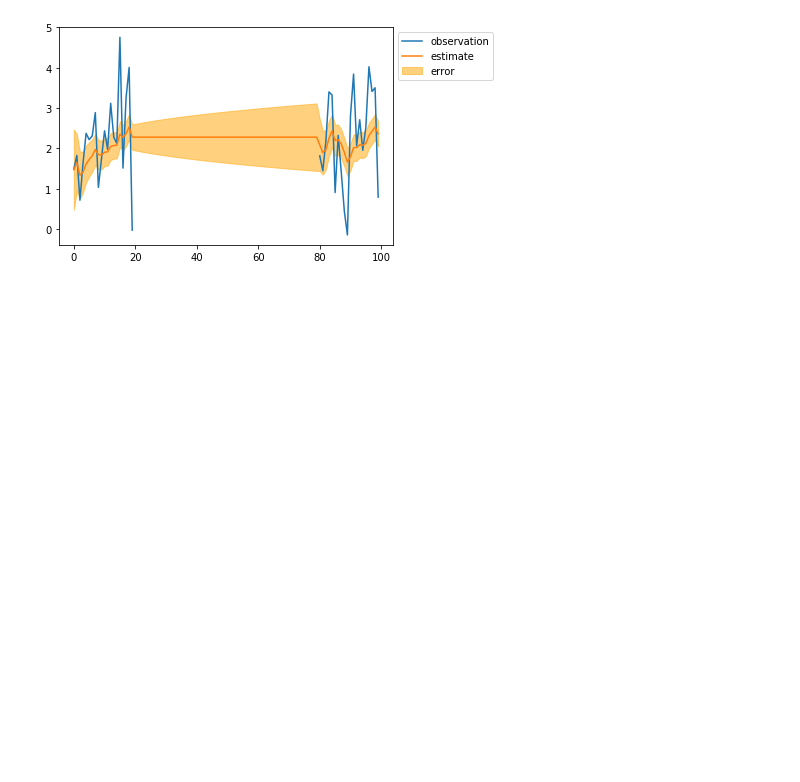
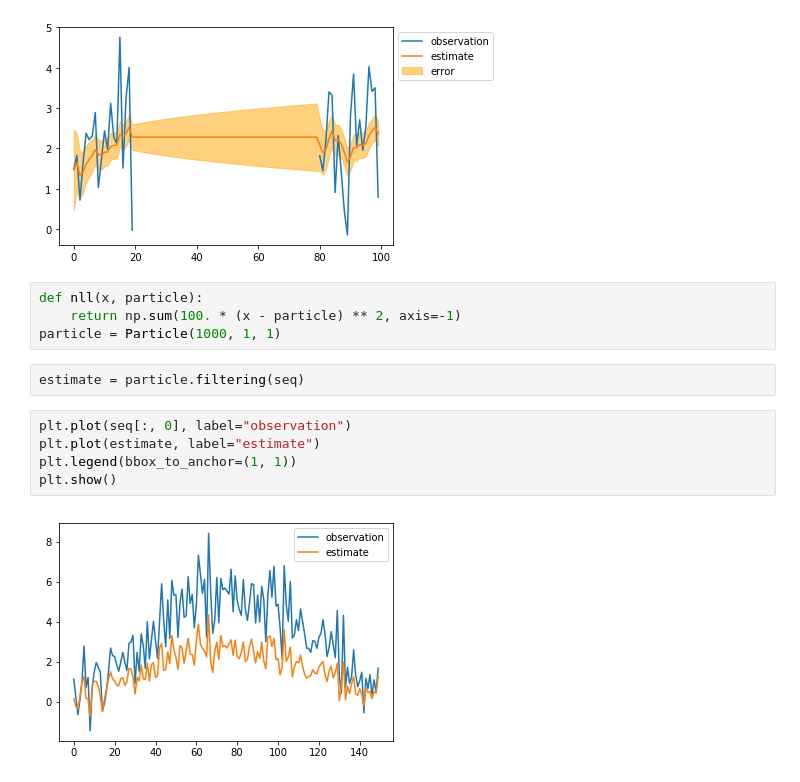
Before and after one commit to ctgk/PRML, a Jupyter notebook: notebooks/ch13_Sequential_Data.ipynb, the cells around one changed output. Saved outputs shown, nothing was run; the diff lists cells and outputs as text; blank space fills up the shorter version.

Commit message:
implemented particle filter, which still has some bugs

```diff
--- a/notebooks/ch13_Sequential_Data.ipynb
+++ b/notebooks/ch13_Sequential_Data.ipynb
@@ -110,3 +110,16 @@ plt.legend(bbox_to_anchor=(1, 1))
 plt.show()
 # %% [output]
 [figure]
+# %%
+def nll(x, particle):
+    return np.sum(100. * (x - particle) ** 2, axis=-1)
+particle = Particle(1000, 1, 1)
+# %%
+estimate = particle.filtering(seq)
+# %%
+plt.plot(seq[:, 0], label="observation")
+plt.plot(estimate, label="estimate")
+plt.legend(bbox_to_anchor=(1, 1))
+plt.show()
+# %% [output]
+[figure, added]
```
Also changed, not shown: parts of 2 cells of this notebook, 2 other files.
